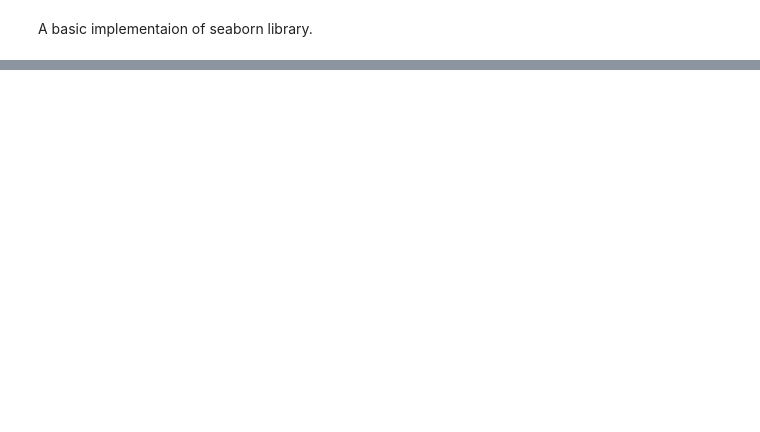
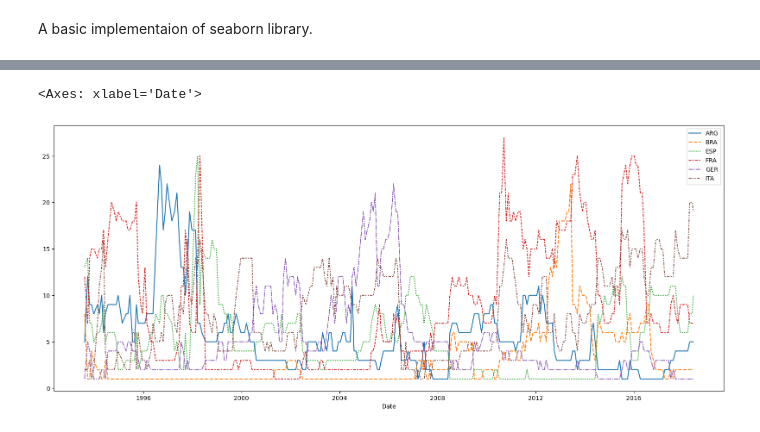
Before and after one commit to ShariarImroze/DS_ML_Portfolio, a Jupyter notebook: data_visualization_basics.ipynb, the cells around one changed output, grey strips where cells are left out. Drawn from its saved outputs; the diff is of its cells as text; code cells hidden in the pictures; blank space fills up the shorter version.

```diff
--- a/data_visualization_basics.ipynb
+++ b/data_visualization_basics.ipynb
@@ -21,0 +21,7 @@ fifa_data.head()
+# %%
+plt.figure(figsize=(20,8))
+
+sns.lineplot(data=fifa_data)
+# %% [output]
+<Axes: xlabel='Date'>
+[figure, added]
```
Also changed, not shown: parts of 2 cells of this notebook, 1 other file.
